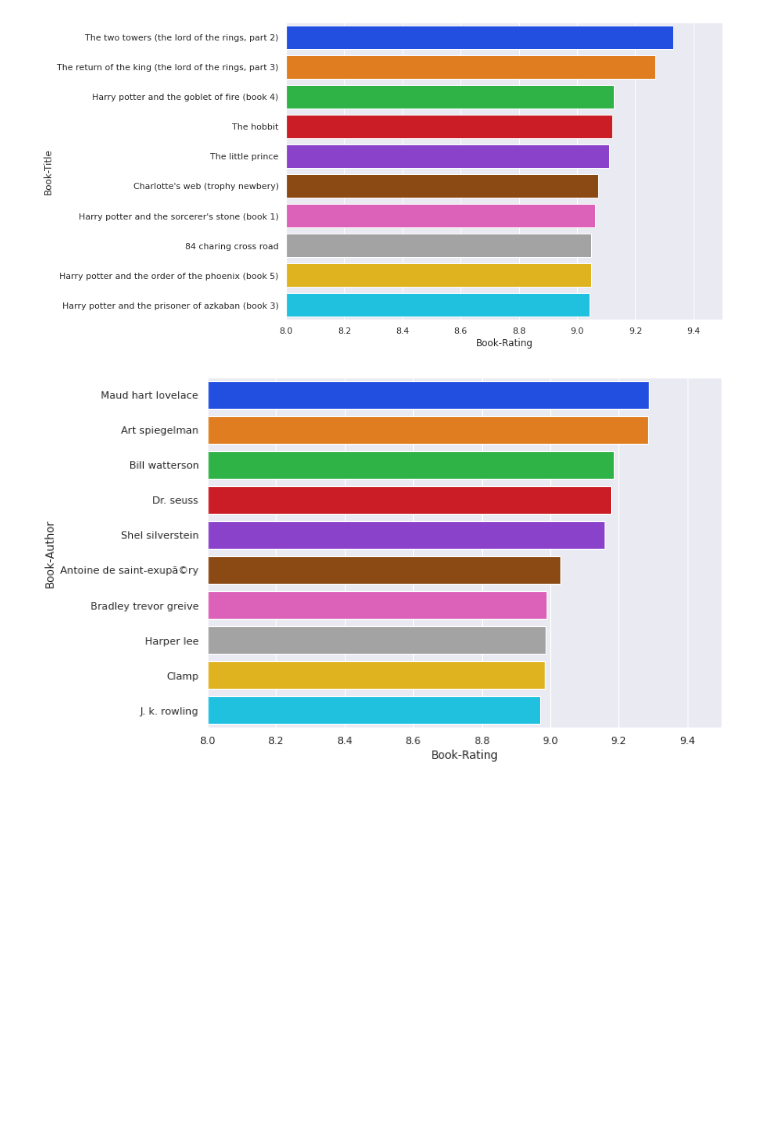
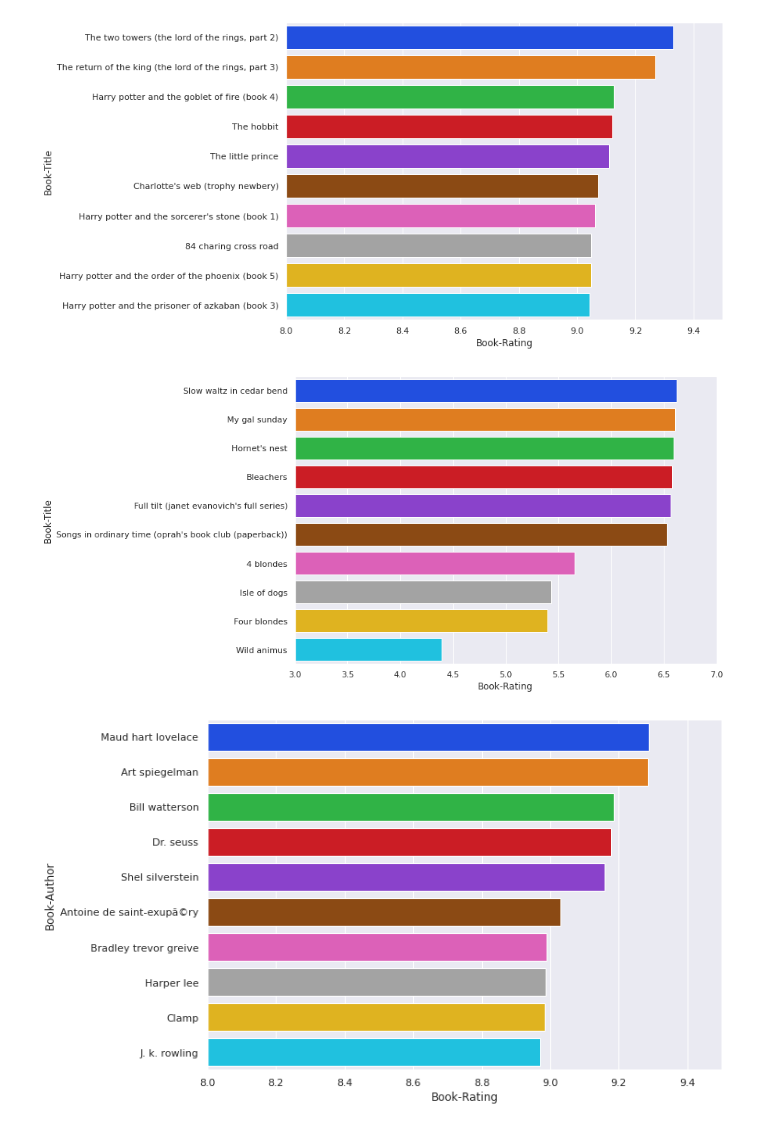
Before and after one commit to Yash1289/Book_Recommendations, a Jupyter notebook: Book_Recommender_System.ipynb, the cells around one changed output. Cells and saved outputs as stored; diff of their text form; code cells hidden in the pictures; blank space fills up the shorter version.

```diff
--- a/Book_Recommender_System.ipynb
+++ b/Book_Recommender_System.ipynb
@@ -326,6 +360,13 @@ ax.set(xlim=(8, 9.5))
 plt.show()
 # %% [output]
 [figure]
+# %%
+top10LowestRated = HighestRatedBooks[HighestRatedBooks["UsersRead"] >= 50].sort_values(by = "Book-Rating" , ascending = False).tail(10)
+ax = sns.barplot(y="Book-Title", x = "Book-Rating", data = top10LowestRated, palette = "bright" ,orient = "h")
+ax.set(xlim=(3, 7))
+plt.show()
+# %% [output]
+[figure, added]
 # %%
 HighestRatedAuthor = recSys_eda_df.groupby("Book-Author").agg({ "User-ID" : "count" , "Book-Rating" : np.mean }).reset_index().rename(columns = { "User-ID" : "UsersRead"})
 top10RatedAuthor = HighestRatedAuthor[HighestRatedAuthor["UsersRead"] >= 50].sort_values(by = "Book-Rating" , ascending = False).head(10)
```
Also changed, not shown: parts of 11 cells of this notebook.
